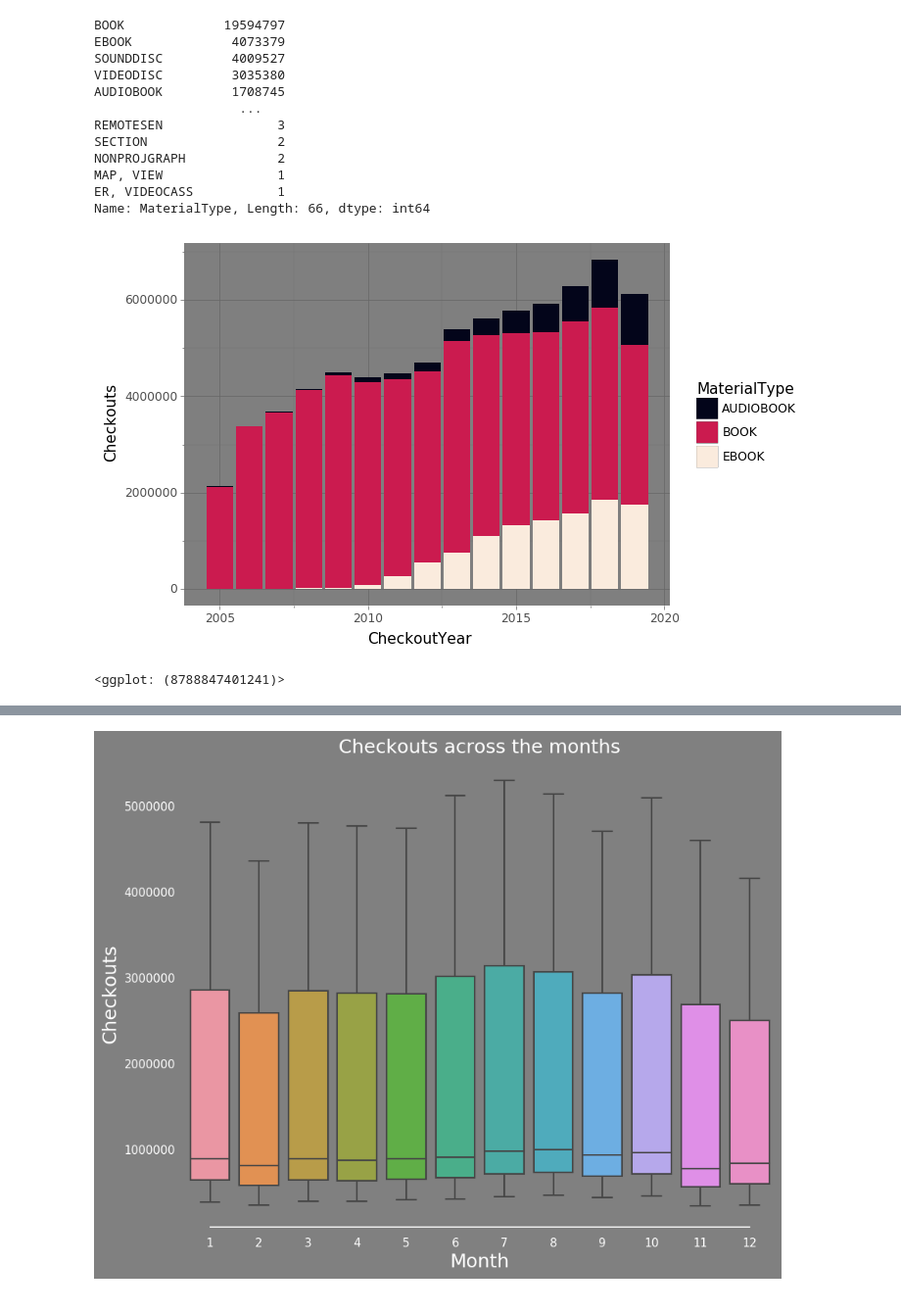
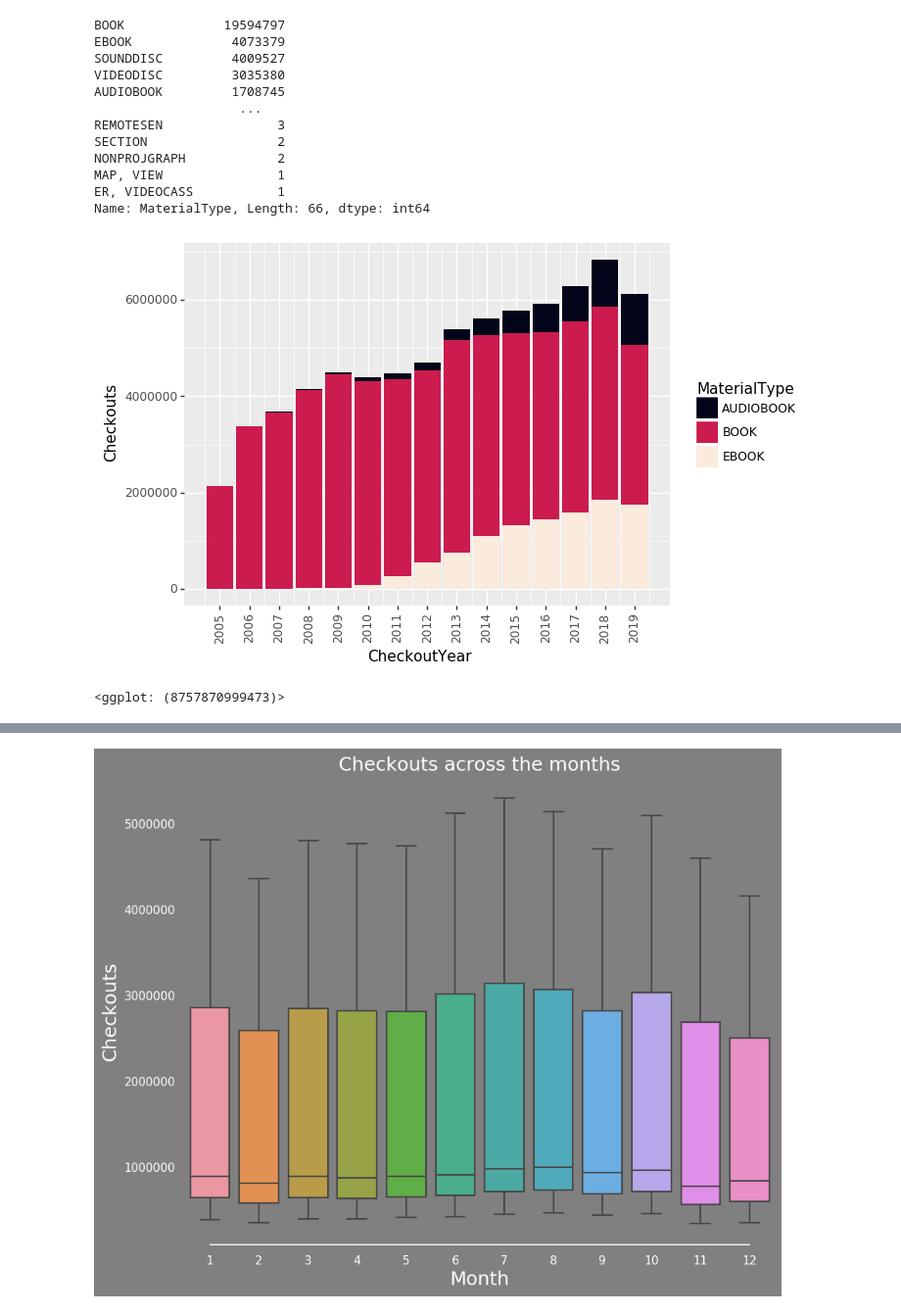
Before and after one commit to rishikanthc/Data-Stories, a Jupyter notebook: seattle-library/exploratory analysis.ipynb, the cells around one changed output, grey strips where cells are left out. Shown: that part at 98% size. Drawn from its saved outputs; the diff is of its cells as text; code cells hidden in the pictures.

Commit message:
Finished plotting - uploading plots

```diff
--- a/seattle-library/exploratory analysis.ipynb
+++ b/seattle-library/exploratory analysis.ipynb
@@ -67,11 +80,14 @@ df = (checkouts[filt1 | filt2 | filt3]
 # %%
-(ggplot(df)
+g = (ggplot(df)
  + aes(x='CheckoutYear', y='Checkouts', fill='MaterialType')
  + geom_bar(stat='identity')
- + theme_dark()
+ + scale_x_continuous(breaks=range(2005,2020))
  + scale_fill_cmap_d('rocket')
+ + theme(axis_text_x=element_text(rotation=90))
 #  + scale_fill_brewer(type='qual', palette='Set3')
 )
+
+g
 # %% [output]
-[figure, old version]
+[figure, new version]
-<ggplot: (8788847401241)>
+<ggplot: (8757870999473)>
```
Also changed, not shown: parts of 57 cells of this notebook, 11 other files.
